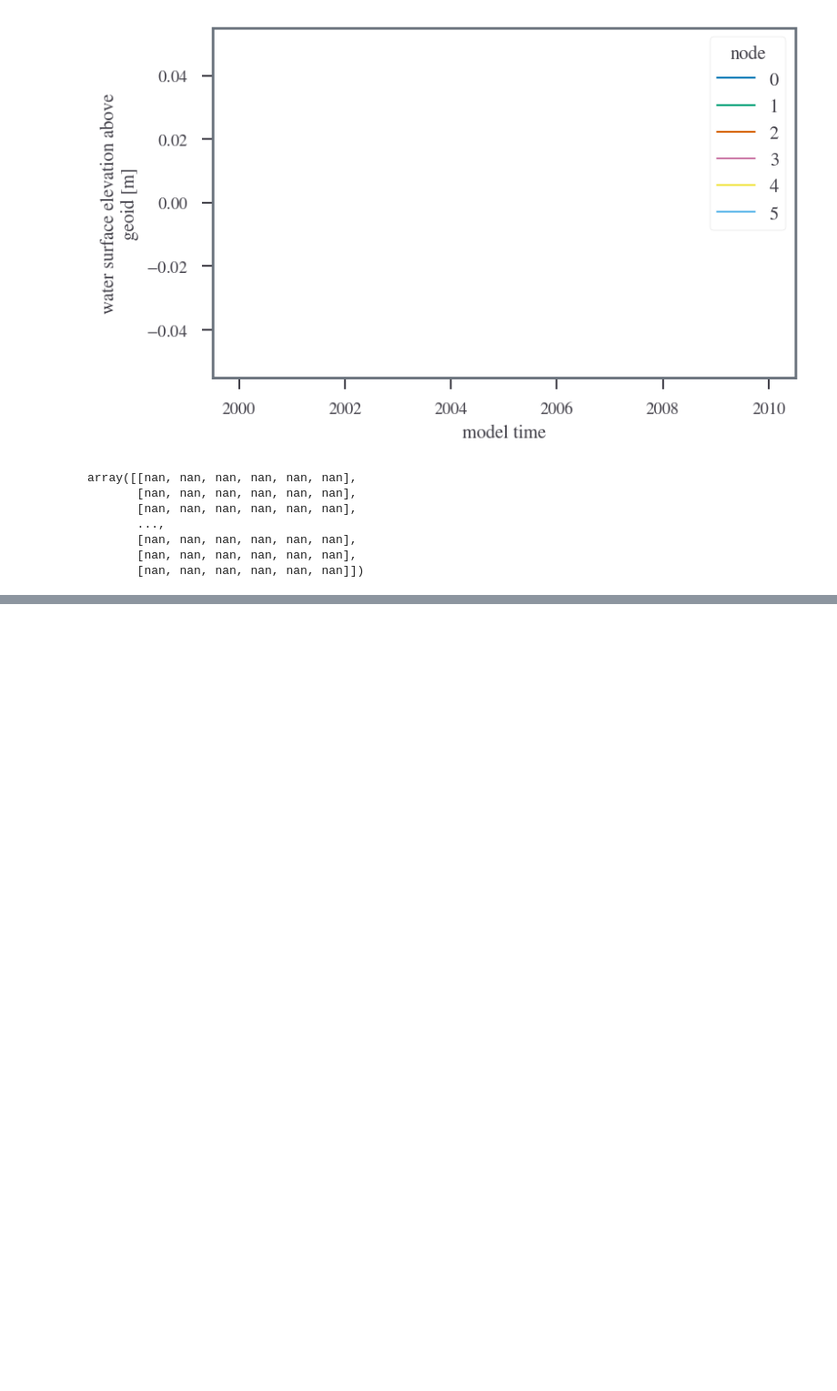
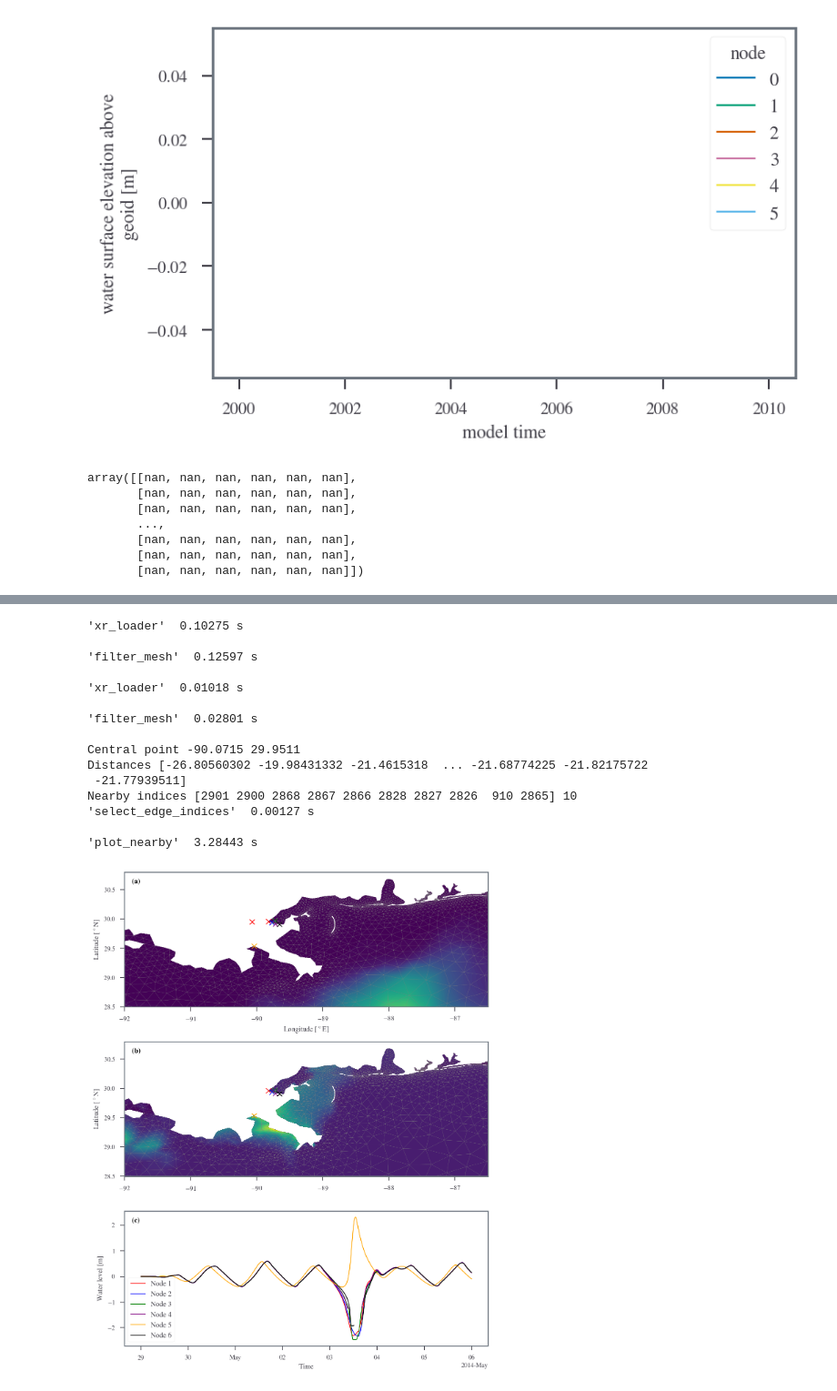
Before and after one commit to sdat2/PotentialHeight, a Jupyter notebook: ipynb/tides.ipynb, the cells around one changed output, grey strips where cells are left out. Shown at 91% size. Saved outputs shown, nothing was run; the diff lists cells and outputs as text; code cells hidden in the pictures; blank space fills up the shorter version.

```diff
--- a/ipynb/tides.ipynb
+++ b/ipynb/tides.ipynb
@@ -135,0 +261,67 @@ fm.zeta.values
+# %%
+
+import numpy as np
+from sithom.place import BoundingBox, Point
+from src.constants import NO_BBOX, NEW_ORLEANS
+from sithom.time import timeit
+
+@timeit
+def plot_nearby(data_folder: str = "../../NWS13set4/", bbox: BoundingBox =  NO_BBOX, point: Point = NEW_ORLEANS, number: int=10, pad: float = 2, plot_mesh: bool = True):
+    maxele_ds = filter_mesh(os.path.join(data_folder, "maxele.63.nc"), bbox=bbox.pad(pad))
+    timeseries_ds = filter_mesh(os.path.join(data_folder, "fort.63.nc"), bbox=bbox.pad(pad))
+    new_indices = select_edge_indices(timeseries_ds, point.lon, point.lat, number=10, verbose=True)
+    coastal_zeta_da = timeseries_ds.isel(node=new_indices).zeta
+
+    fig, axs = plt.subplots(3, 1, figsize=(8, 10))
+
+    #axs[0].tricontourf(maxele_ds.x.values, maxele_ds.y.values, maxele_ds.element.values -1, np.nan_to_num(maxele_ds.zeta.isel(time=0), nan=0), levels=20)
+    axs[0].tricontourf(maxele_ds.x.values, maxele_ds.y.values, maxele_ds.element.values -1, maxele_ds.depth, levels=100)
+    if plot_mesh:
+        axs[0].triplot(maxele_ds.x.values, maxele_ds.y.values, maxele_ds.element.values -1, color="grey", linewidth=0.2)
+
+    axs[0].scatter(point.lon, point.lat, marker="x", color="red")
+
+    axs[1].tricontourf(maxele_ds.x.values, maxele_ds.y.values, maxele_ds.element.values -1, np.nan_to_num(maxele_ds.zeta_max.values, 0), levels=100)
+    if plot_mesh:
+        axs[1].triplot(maxele_ds.x.values, maxele_ds.y.values, maxele_ds.element.values -1, color="grey", linewidth=0.2)
+    axs[1].scatter(point.lon, point.lat, marker="x", color="red")
+
+    colors = ["red", "blue", "green", "purple", "orange", "black", "yellow", "pink", "brown", "grey"]
+    for i in range(len(coastal_zeta_da.x.values)):
+        axs[0].scatter(coastal_zeta_da.x.values[i], coastal_zeta_da.y.values[i], marker="x", c=colors[i])
+        axs[1].scatter(coastal_zeta_da.x.values[i], coastal_zeta_da.y.values[i], marker="x", c=colors[i])
+        coastal_zeta_da.isel(node=i).plot.line(ax=axs[2], x="time", label=f"Node {i+1}", color=colors[i])
+
+    axs[0].set_ylabel("Latitude [$^\circ$N]")
+    axs[0].set_xlabel("Longitude [$^\circ$E]")
+
+    axs[1].set_ylabel("Latitude [$^\circ$N]")
+
+    bbox.ax_lim(axs[0])
+    bbox.ax_lim(axs[1])
+
+    axs[2].set_xlabel("Time")
+    axs[2].set_ylabel("Water level [m]")
+    axs[2].set_title("")
+    axs[2].legend()
+
+    label_subplots(axs, override="inside")
+
+plot_nearby()
+# %% [output]
+'xr_loader'  0.10275 s
+
+'filter_mesh'  0.12597 s
+
+'xr_loader'  0.01018 s
+
+'filter_mesh'  0.02801 s
+
+Central point -90.0715 29.9511
+Distances [-26.80560302 -19.98431332 -21.4615318  ... -21.68774225 -21.82175722
+ -21.77939511]
+Nearby indices [2901 2900 2868 2867 2866 2828 2827 2826  910 2865] 10
+'select_edge_indices'  0.00127 s
+
+'plot_nearby'  3.28443 s
+[figure, added]
```
Also changed, not shown: parts of 37 cells of this notebook, 2 other files.
